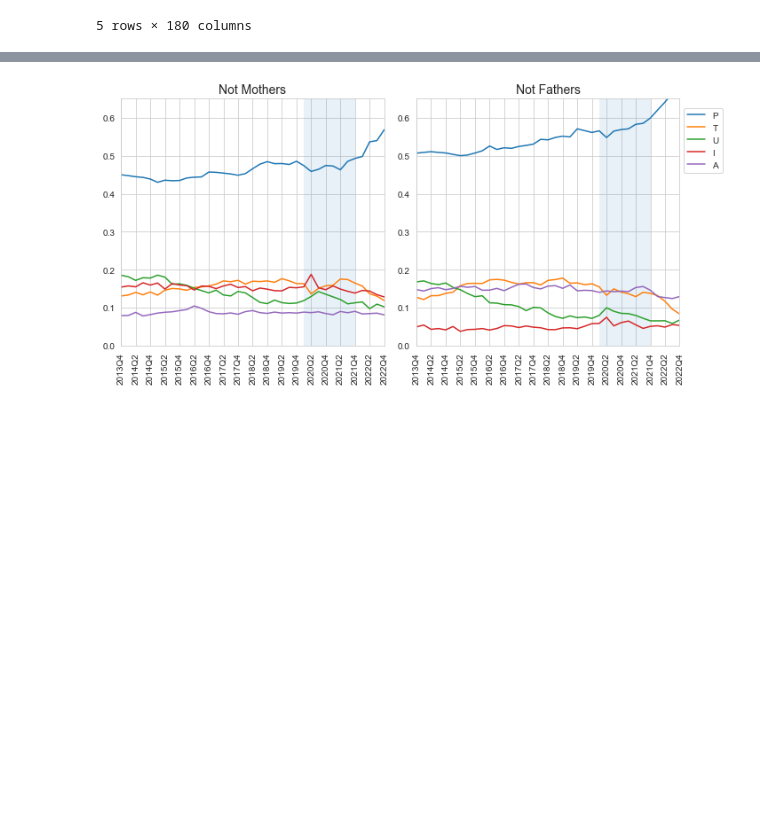
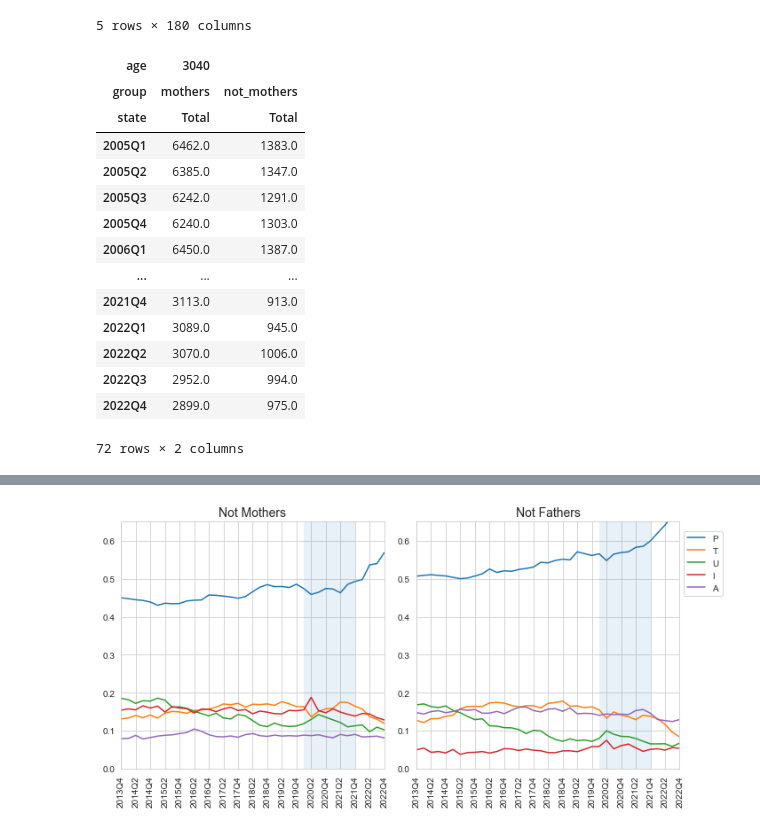
Before and after one commit to crisla/TenMoCoS, a Jupyter notebook: Stocks_parents_all.ipynb, the cells around one changed output, grey strips where cells are left out. Saved outputs shown, nothing was run; the diff lists cells and outputs as text; code cells hidden in the pictures; blank space fills up the shorter version.

```diff
--- a/Stocks_parents_all.ipynb
+++ b/Stocks_parents_all.ipynb
@@ -196,3 +197,21 @@ all_data_raw.head()
 | 2005Q4 | 0.325962 | 0.148718 | 0.078045 | 0.353205 | 0.094071 | 6240.0 | 0.555806 | 0.182470 | 0.033381 | 0.024575 | ... | ... |
 | 2006Q1 | 0.324186 | 0.155504 | 0.081705 | 0.343721 | 0.094884 | 6450.0 | 0.552381 | 0.183333 | 0.034325 | 0.024405 | ... | ... |
 5 rows × 180 columns
+# %%
+all_data_raw.loc[:,('3040',('mothers','not_mothers'),'Total')]
+# %% [output]
+| age | 3040 |  |
+| group | mothers | not_mothers |
+| state | Total | Total |
+| 2005Q1 | 6462.0 | 1383.0 |
+| 2005Q2 | 6385.0 | 1347.0 |
+| 2005Q3 | 6242.0 | 1291.0 |
+| 2005Q4 | 6240.0 | 1303.0 |
+| 2006Q1 | 6450.0 | 1387.0 |
+| ... | ... | ... |
+| 2021Q4 | 3113.0 | 913.0 |
+| 2022Q1 | 3089.0 | 945.0 |
+| 2022Q2 | 3070.0 | 1006.0 |
+| 2022Q3 | 2952.0 | 994.0 |
+| 2022Q4 | 2899.0 | 975.0 |
+72 rows × 2 columns
```
Also changed, not shown: parts of 7 cells of this notebook, 42 other files.
